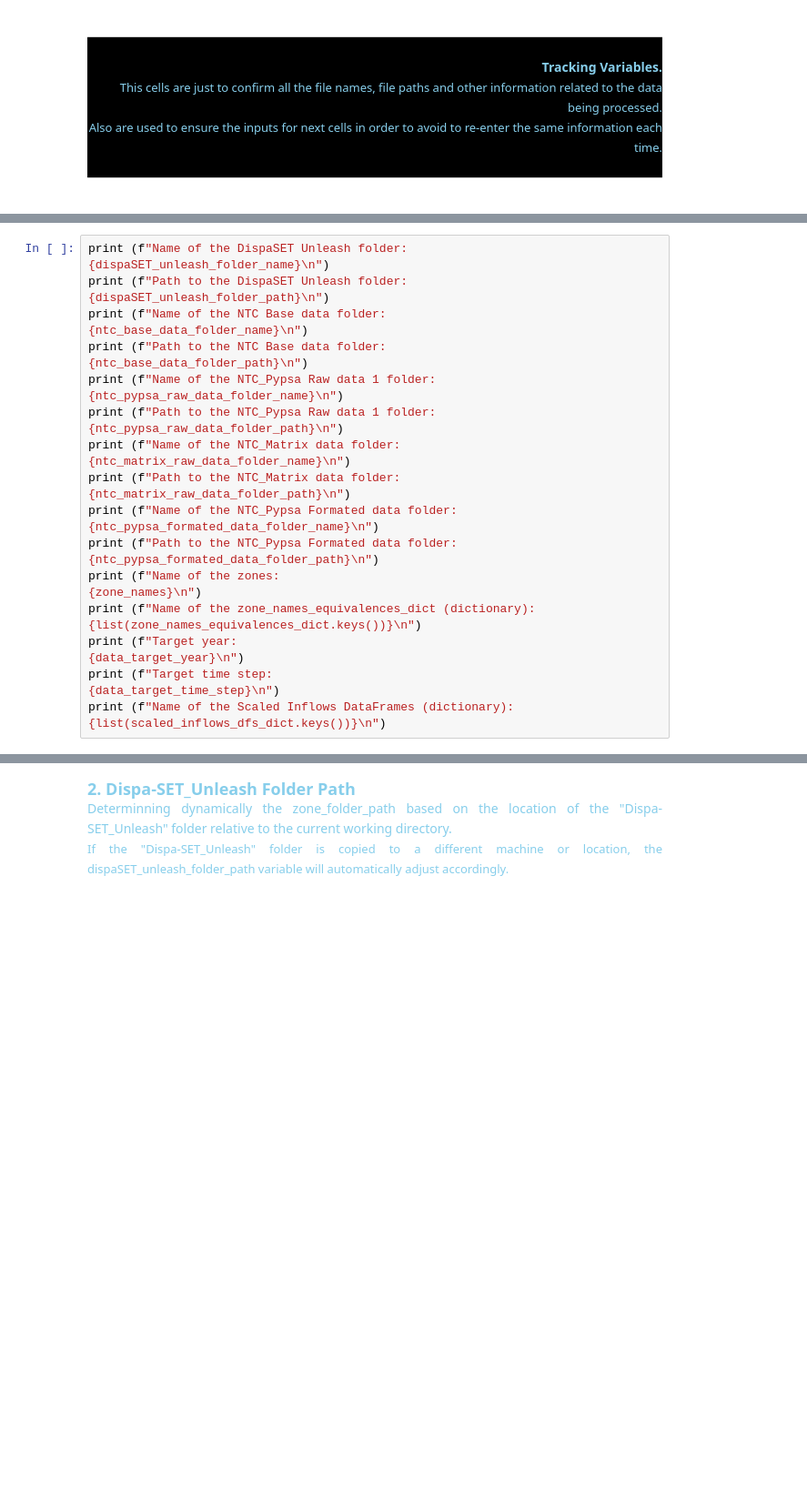
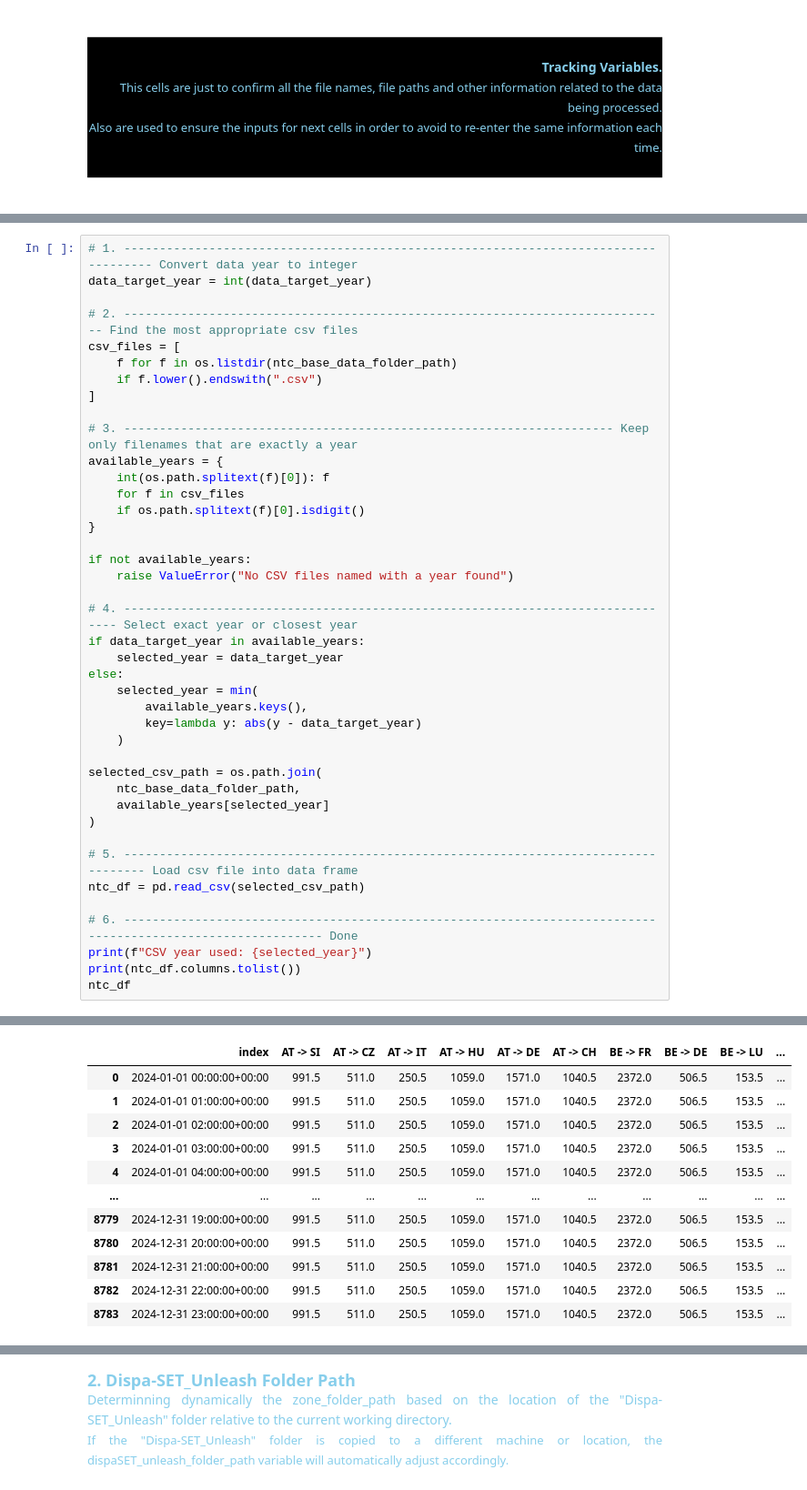
Before and after one commit to RayRojasCandia/Dispa-SET_UNLEASH, a Jupyter notebook: scripts/Unleash_PyPSA_DispaSET_Raw_Data_Processing/PyPSA_NTC_Formatting.ipynb, the cells around one changed output, grey strips where cells are left out. Shown at 91% size. Saved outputs shown, nothing was run; the diff lists cells and outputs as text; blank space fills up the shorter version.

```diff
--- a/scripts/Unleash_PyPSA_DispaSET_Raw_Data_Processing/PyPSA_NTC_Formatting.ipynb
+++ b/scripts/Unleash_PyPSA_DispaSET_Raw_Data_Processing/PyPSA_NTC_Formatting.ipynb
@@ -513,18 +519,44 @@ Creating empty dataframes—column headers only—for the selected zones, corres
 <hr style="border: 1px solid skyblue;">
 </div>
-# %%
-print (f"Name of the DispaSET Unleash folder:                      {dispaSET_unleash_folder_name}\n")
-print (f"Path to the DispaSET Unleash folder:                      {dispaSET_unleash_folder_path}\n")
-print (f"Name of the NTC Base data folder:                         {ntc_base_data_folder_name}\n")
-print (f"Path to the NTC Base data folder:                         {ntc_base_data_folder_path}\n")
-print (f"Name of the NTC_Pypsa Raw data 1 folder:                  {ntc_pypsa_raw_data_folder_name}\n")
-print (f"Path to the NTC_Pypsa Raw data 1 folder:                  {ntc_pypsa_raw_data_folder_path}\n")
-print (f"Name of the NTC_Matrix data folder:                       {ntc_matrix_raw_data_folder_name}\n")
-print (f"Path to the NTC_Matrix data folder:                       {ntc_matrix_raw_data_folder_path}\n")
-print (f"Name of the NTC_Pypsa Formated data folder:               {ntc_pypsa_formated_data_folder_name}\n")
-print (f"Path to the NTC_Pypsa Formated data folder:               {ntc_pypsa_formated_data_folder_path}\n")
-print (f"Name of the zones:                                        {zone_names}\n")
-print (f"Name of the zone_names_equivalences_dict (dictionary):    {list(zone_names_equivalences_dict.keys())}\n")
-print (f"Target year:                                              {data_target_year}\n")
-print (f"Target time step:                                         {data_target_time_step}\n")
-print (f"Name of the Scaled Inflows DataFrames (dictionary):       {list(scaled_inflows_dfs_dict.keys())}\n")
+# %%
+# 1. ------------------------------------------------------------------------------------ Convert data year to integer
+data_target_year = int(data_target_year)
+
+# 2. ----------------------------------------------------------------------------- Find the most appropriate csv files
+csv_files = [
+    f for f in os.listdir(ntc_base_data_folder_path)
+    if f.lower().endswith(".csv")
+]
+
+# 3. --------------------------------------------------------------------- Keep only filenames that are exactly a year
+available_years = {
+    int(os.path.splitext(f)[0]): f
+    for f in csv_files
+    if os.path.splitext(f)[0].isdigit()
+}
+
+if not available_years:
+    raise ValueError("No CSV files named with a year found")
+
+# 4. ------------------------------------------------------------------------------- Select exact year or closest year
+if data_target_year in available_years:
+    selected_year = data_target_year
+else:
+    selected_year = min(
+        available_years.keys(),
+        key=lambda y: abs(y - data_target_year)
+    )
+
+selected_csv_path = os.path.join(
+    ntc_base_data_folder_path,
+    available_years[selected_year]
+)
+
+# 5. ----------------------------------------------------------------------------------- Load csv file into data frame
+ntc_df = pd.read_csv(selected_csv_path)
+
+# 6. ------------------------------------------------------------------------------------------------------------ Done
+print(f"CSV year used: {selected_year}")
+print(ntc_df.columns.tolist())
+ntc_df
+# %% [output]
@@ -530,0 +565,12 @@ print (f"Name of the Scaled Inflows DataFrames (dictionary):       {list(scaled_
+|  | index | AT -> SI | AT -> CZ | AT -> IT | AT -> HU | AT -> DE | AT -> CH | BE -> FR | BE -> DE | BE -> LU | ... |
+| 0 | 2024-01-01 00:00:00+00:00 | 991.5 | 511.0 | 250.5 | 1059.0 | 1571.0 | 1040.5 | 2372.0 | 506.5 | 153.5 | ... |
+| 1 | 2024-01-01 01:00:00+00:00 | 991.5 | 511.0 | 250.5 | 1059.0 | 1571.0 | 1040.5 | 2372.0 | 506.5 | 153.5 | ... |
+| 2 | 2024-01-01 02:00:00+00:00 | 991.5 | 511.0 | 250.5 | 1059.0 | 1571.0 | 1040.5 | 2372.0 | 506.5 | 153.5 | ... |
+| 3 | 2024-01-01 03:00:00+00:00 | 991.5 | 511.0 | 250.5 | 1059.0 | 1571.0 | 1040.5 | 2372.0 | 506.5 | 153.5 | ... |
+| 4 | 2024-01-01 04:00:00+00:00 | 991.5 | 511.0 | 250.5 | 1059.0 | 1571.0 | 1040.5 | 2372.0 | 506.5 | 153.5 | ... |
+| ... | ... | ... | ... | ... | ... | ... | ... | ... | ... | ... | ... |
+| 8779 | 2024-12-31 19:00:00+00:00 | 991.5 | 511.0 | 250.5 | 1059.0 | 1571.0 | 1040.5 | 2372.0 | 506.5 | 153.5 | ... |
+| 8780 | 2024-12-31 20:00:00+00:00 | 991.5 | 511.0 | 250.5 | 1059.0 | 1571.0 | 1040.5 | 2372.0 | 506.5 | 153.5 | ... |
+| 8781 | 2024-12-31 21:00:00+00:00 | 991.5 | 511.0 | 250.5 | 1059.0 | 1571.0 | 1040.5 | 2372.0 | 506.5 | 153.5 | ... |
+| 8782 | 2024-12-31 22:00:00+00:00 | 991.5 | 511.0 | 250.5 | 1059.0 | 1571.0 | 1040.5 | 2372.0 | 506.5 | 153.5 | ... |
+| 8783 | 2024-12-31 23:00:00+00:00 | 991.5 | 511.0 | 250.5 | 1059.0 | 1571.0 | 1040.5 | 2372.0 | 506.5 | 153.5 | ... |
```
Also changed, not shown: parts of 40 cells of this notebook, 30 other files.
